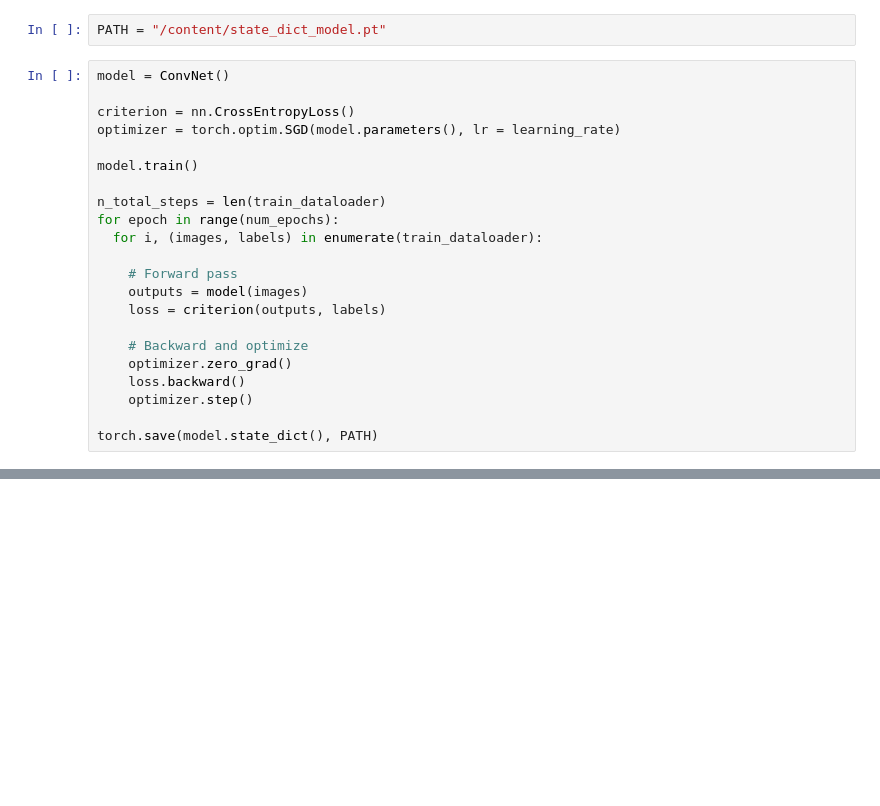
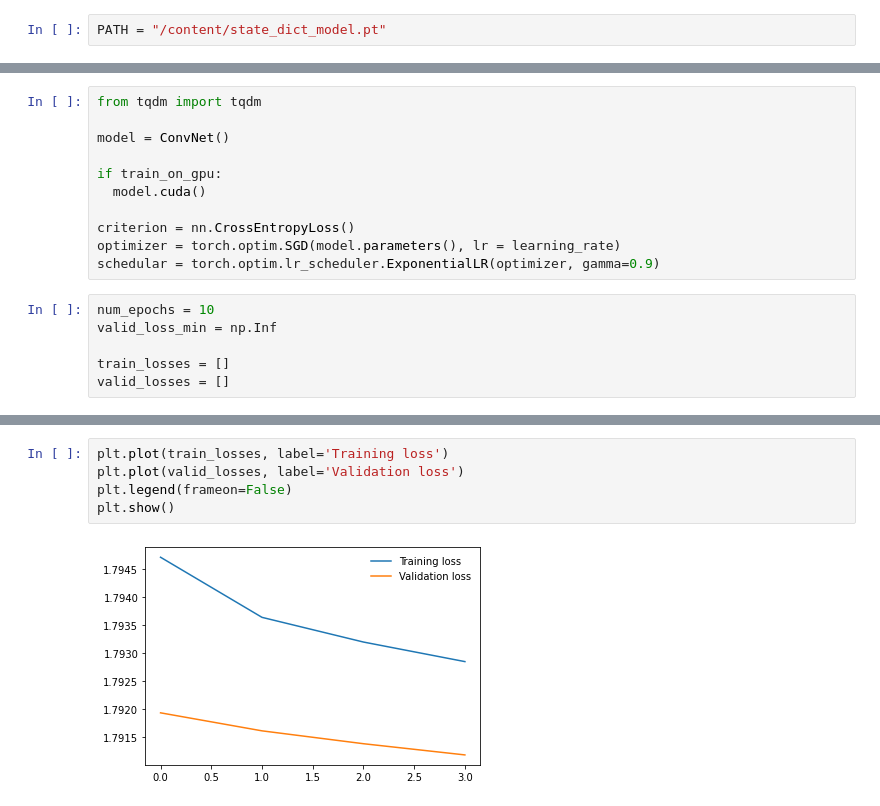
Before and after one commit to arminsoltan/mohaymen, a Jupyter notebook: Phase02/Intel_image_classification.ipynb, the cells around one changed output, grey strips where cells are left out. Saved outputs shown, nothing was run; the diff lists cells and outputs as text; blank space fills up the shorter version.

Commit message:
Completed model learning but Error

```diff
--- a/Phase02/Intel_image_classification.ipynb
+++ b/Phase02/Intel_image_classification.ipynb
@@ -123,25 +184,3 @@ class ConvNet(nn.Module):
     return x
 # %%
 PATH = "/content/state_dict_model.pt"
-# %%
-model = ConvNet()
-
-criterion = nn.CrossEntropyLoss()
-optimizer = torch.optim.SGD(model.parameters(), lr = learning_rate)
-
-model.train()
-
-n_total_steps = len(train_dataloader)
-for epoch in range(num_epochs):
-  for i, (images, labels) in enumerate(train_dataloader):
-
-    # Forward pass
-    outputs = model(images)
-    loss = criterion(outputs, labels)
-
-    # Backward and optimize
-    optimizer.zero_grad()
-    loss.backward()
-    optimizer.step()
-
-torch.save(model.state_dict(), PATH)
@@ -175,0 +187,17 @@ accuracy for this model 60.6667
+# %%
+from tqdm import tqdm
+
+model = ConvNet()
+
+if train_on_gpu:
+  model.cuda()
+
+criterion = nn.CrossEntropyLoss()
+optimizer = torch.optim.SGD(model.parameters(), lr = learning_rate)
+schedular = torch.optim.lr_scheduler.ExponentialLR(optimizer, gamma=0.9)
+# %%
+num_epochs = 10
+valid_loss_min = np.Inf
+
+train_losses = []
+valid_losses = []
@@ -175,0 +261,7 @@ accuracy for this model 60.6667
+# %%
+plt.plot(train_losses, label='Training loss')
+plt.plot(valid_losses, label='Validation loss')
+plt.legend(frameon=False)
+plt.show()
+# %% [output]
+[figure, added]
```
Also changed, not shown: parts of 21 cells of this notebook.
